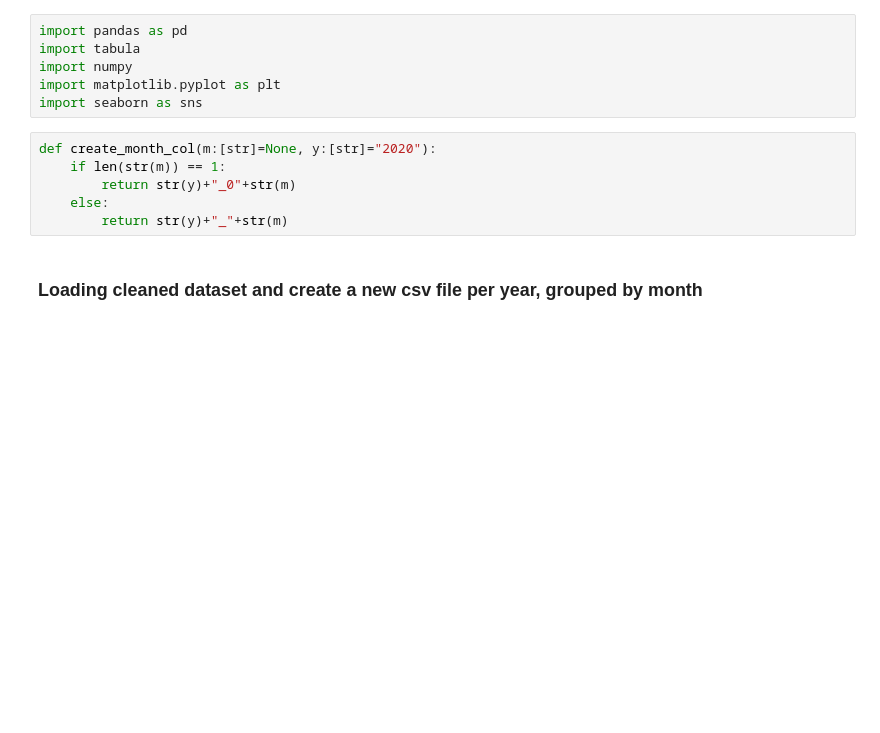
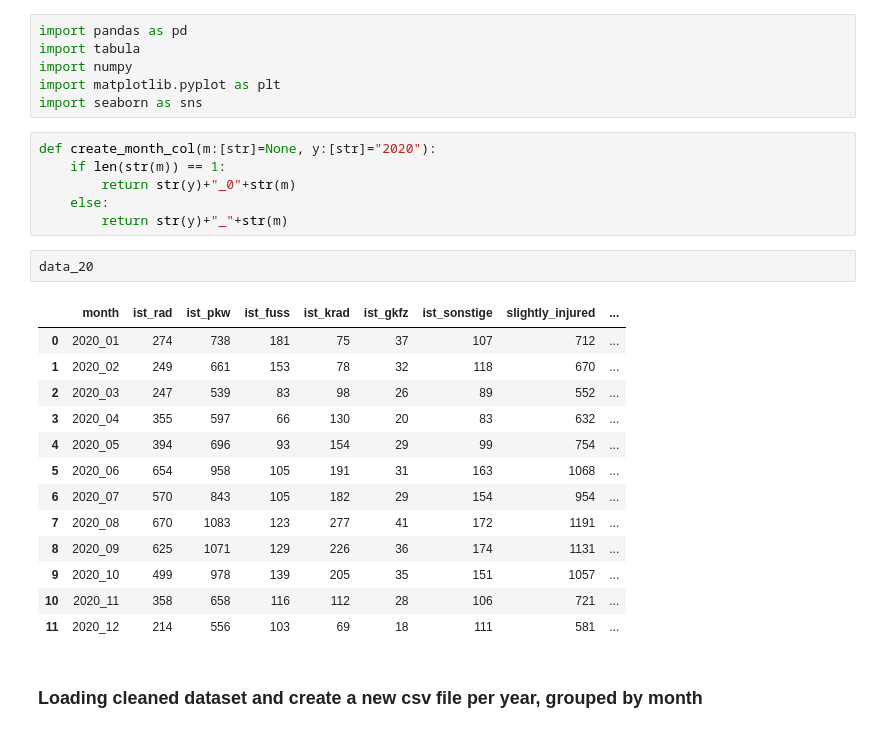
Before and after one commit to SEberwein/Berlin_traffic_accidents_2018-2020, a Jupyter notebook: add_data.ipynb, the cells around one changed output. Saved outputs shown, nothing was run; the diff lists cells and outputs as text; blank space fills up the shorter version.

```diff
--- a/add_data.ipynb
+++ b/add_data.ipynb
@@ -12,6 +12,22 @@ def create_month_col(m:[str]=None, y:[str]="2020"):
         return str(y)+"_0"+str(m)
     else:
         return str(y)+"_"+str(m)
+# %%
+data_20
+# %% [output]
+|  | month | ist_rad | ist_pkw | ist_fuss | ist_krad | ist_gkfz | ist_sonstige | slightly_injured | ... |
+| 0 | 2020_01 | 274 | 738 | 181 | 75 | 37 | 107 | 712 | ... |
+| 1 | 2020_02 | 249 | 661 | 153 | 78 | 32 | 118 | 670 | ... |
+| 2 | 2020_03 | 247 | 539 | 83 | 98 | 26 | 89 | 552 | ... |
+| 3 | 2020_04 | 355 | 597 | 66 | 130 | 20 | 83 | 632 | ... |
+| 4 | 2020_05 | 394 | 696 | 93 | 154 | 29 | 99 | 754 | ... |
+| 5 | 2020_06 | 654 | 958 | 105 | 191 | 31 | 163 | 1068 | ... |
+| 6 | 2020_07 | 570 | 843 | 105 | 182 | 29 | 154 | 954 | ... |
+| 7 | 2020_08 | 670 | 1083 | 123 | 277 | 41 | 172 | 1191 | ... |
+| 8 | 2020_09 | 625 | 1071 | 129 | 226 | 36 | 174 | 1131 | ... |
+| 9 | 2020_10 | 499 | 978 | 139 | 205 | 35 | 151 | 1057 | ... |
+| 10 | 2020_11 | 358 | 658 | 116 | 112 | 28 | 106 | 721 | ... |
+| 11 | 2020_12 | 214 | 556 | 103 | 69 | 18 | 111 | 581 | ... |
 # %% [markdown]
 ### Loading cleaned dataset and create a new csv file per year, grouped by month
 # %%
```
Also changed, not shown: parts of 1 cell of this notebook, 3 other files.
